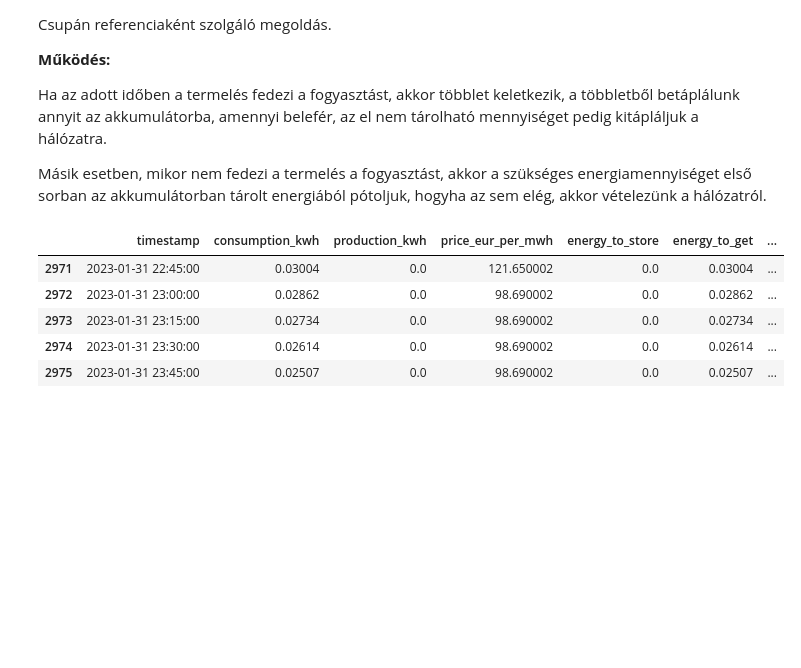
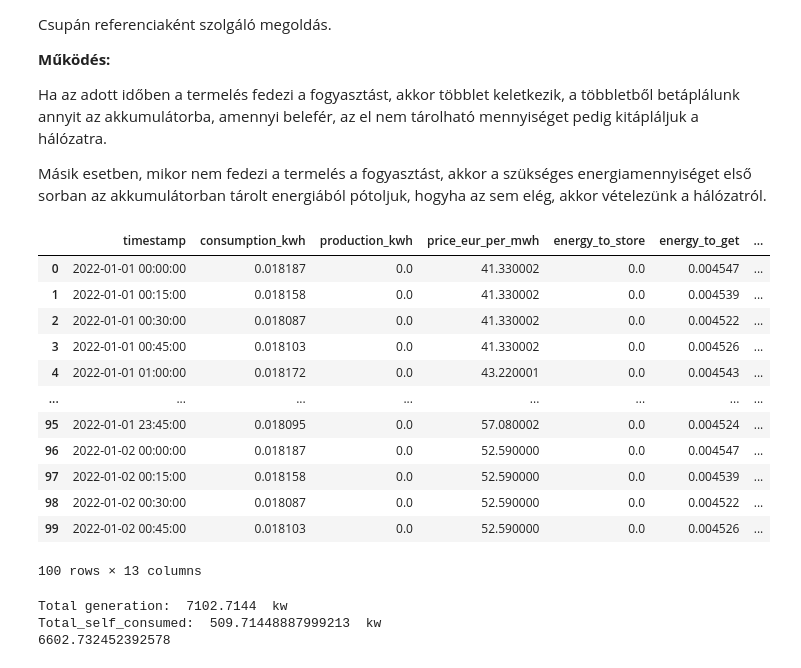
Before and after one commit to TolnaiGergo/EnergyCommunity, a Jupyter notebook: test.ipynb, the cells around one changed output. Saved outputs shown, nothing was run; the diff lists cells and outputs as text; code cells hidden in the pictures; blank space fills up the shorter version.

Commit message:
implementing simple strategy

```diff
--- a/test.ipynb
+++ b/test.ipynb
@@ -77,7 +77,7 @@ only showing top 20 rows
 spark.conf.set("spark.sql.session.timeZone", "UTC")
 production_final = production.withColumn("timestamp",to_timestamp(col("time"),"dd.MM.yyyy HH:mm"))\
                         .withColumn("profile_id", lit(1567917))\
-                        .withColumn("production_(W)", col("production_(W)")*0.004)\
+                        .withColumn("production_(W)", col("production_(W)")*0.00025)\
                         .withColumnRenamed("production_(W)", "production_kwh")\
                         .select("profile_id","timestamp","production_kwh")
 # %%
@@ -280,0 +255,8 @@ Py4JJavaError: An error occurred while calling o227.load.
+# %%
+consumer = cons_final
+production = production_final
+price = price_final
+
+consumer.show()
+production.show()
+price.show()
@@ -293,8 +293,8 @@ from pyspark.sql.functions import *
 capacity = 10 #kwh
 
 # szűrés
-consumer   = consumer.filter(col("profile_id") == 1)
-production = production.filter(col("device_id") == 1)
+consumer   = consumer.filter(col("profile_id") == 4)
+production = production.filter(col("profile_id") == 1567917)
 
 # összekapcsolás
 process = consumer.select("timestamp","consumption_kwh").join(production.select("timestamp","production_kwh"),"timestamp","inner")\
@@ -338,8 +342,8 @@ Másik esetben, mikor nem fedezi a termelés a fogyasztást, akkor a szükséges
 import numpy as np
 # energia többlet és igény kiszámítása a termelés és fogyasztás különbségéből,
 # valamint töltöttséget követő oszlopok bevezetése a negyedóra elejére és végére, alapértelmezett értékadás.
-basic_p = process.assign(energy_to_store = lambda x: np.where(x['production_kwh'] - x['consumption_kwh'] > 0, x['production_kwh'] - x['consumption_kwh'], 0),
-                       energy_to_get   = lambda x: np.where(x['consumption_kwh'] - x['production_kwh'] > 0, x['consumption_kwh'] - x['production_kwh'], 0),
+basic_p = process.assign(energy_to_store = lambda x: np.where(x['production_kwh'] - x['consumption_kwh'] > 0, (x['production_kwh'] - x['consumption_kwh'])*0.25, 0),
+                       energy_to_get   = lambda x: np.where(x['consumption_kwh'] - x['production_kwh'] > 0, (x['consumption_kwh'] - x['production_kwh'])*0.25, 0),
                        battery_charge_start = float(0.00000),
                        battery_charge_end   = float(0.00000))
 basic_p.head()
@@ -369,37 +373,54 @@ else:
         if temp > 0:
             basic_p.at[0,'battery_charge_end'] = temp
         else:
             basic_p.at[0,'battery_charge_end'] = 0
 
 for i in range(1,int(basic_p.size/8)):
     basic_p.at[i,'battery_charge_start'] = basic_p.at[i-1,'battery_charge_end']
     if basic_p.at[i,'energy_to_store'] > 0:
         temp = basic_p.at[i,'battery_charge_start'] + basic_p.at[i,'energy_to_store']
         if temp <= capacity:
             basic_p.at[i,'battery_charge_end'] = temp
         else:
             basic_p.at[i,'battery_charge_end'] = capacity
     else:
         temp = basic_p.at[i,'battery_charge_start'] - basic_p.at[i,'energy_to_get']
         if temp > 0:
             basic_p.at[i,'battery_charge_end'] = temp
         else:
             basic_p.at[i,'battery_charge_end'] = 0
 #basic_p.tail(10)
 
 #az előző adatok alapján megállapítani, hogy mennyit fogyasztunk saját, illetve hálózati energiából,
 # valamint mennyi energiát táplálunk be saját akkumulátorunkba, vagy a hálózatba.
 basic_p = basic_p.assign(taking_from_battery = lambda x: np.where(x['battery_charge_start'] - x['battery_charge_end'] > 0, x['battery_charge_start'] - x['battery_charge_end'], 0),
                        feeding_battery   = lambda x: np.where(x['battery_charge_end'] - x['battery_charge_start'] > 0, x['battery_charge_end'] - x['battery_charge_start'], 0),
                        taking_from_grid  = lambda x: x['energy_to_get']-x['taking_from_battery'],
                        feeding_grid      = lambda x: x['energy_to_store']-x['feeding_battery'],
-                       price             = lambda x: (x['taking_from_grid']*x['price_eur_per_mwh']-x['feeding_grid']*x['price_eur_per_mwh'])*0.001) # mwh-->kwh konverzió
+                       price             = lambda x: (x['taking_from_grid']*x['price_eur_per_mwh']-x['feeding_grid']*x['price_eur_per_mwh'])*0.00025)
 
-basic_p.tail()
+basic_p.head(100)
 # %% [output]
 |  | timestamp | consumption_kwh | production_kwh | price_eur_per_mwh | energy_to_store | energy_to_get | ... |
-| 2971 | 2023-01-31 22:45:00 | 0.03004 | 0.0 | 121.650002 | 0.0 | 0.03004 | ... |
-| 2972 | 2023-01-31 23:00:00 | 0.02862 | 0.0 | 98.690002 | 0.0 | 0.02862 | ... |
-| 2973 | 2023-01-31 23:15:00 | 0.02734 | 0.0 | 98.690002 | 0.0 | 0.02734 | ... |
-| 2974 | 2023-01-31 23:30:00 | 0.02614 | 0.0 | 98.690002 | 0.0 | 0.02614 | ... |
-| 2975 | 2023-01-31 23:45:00 | 0.02507 | 0.0 | 98.690002 | 0.0 | 0.02507 | ... |
+| 0 | 2022-01-01 00:00:00 | 0.018187 | 0.0 | 41.330002 | 0.0 | 0.004547 | ... |
+| 1 | 2022-01-01 00:15:00 | 0.018158 | 0.0 | 41.330002 | 0.0 | 0.004539 | ... |
+| 2 | 2022-01-01 00:30:00 | 0.018087 | 0.0 | 41.330002 | 0.0 | 0.004522 | ... |
+| 3 | 2022-01-01 00:45:00 | 0.018103 | 0.0 | 41.330002 | 0.0 | 0.004526 | ... |
+| 4 | 2022-01-01 01:00:00 | 0.018172 | 0.0 | 43.220001 | 0.0 | 0.004543 | ... |
+| ... | ... | ... | ... | ... | ... | ... | ... |
+| 95 | 2022-01-01 23:45:00 | 0.018095 | 0.0 | 57.080002 | 0.0 | 0.004524 | ... |
+| 96 | 2022-01-02 00:00:00 | 0.018187 | 0.0 | 52.590000 | 0.0 | 0.004547 | ... |
+| 97 | 2022-01-02 00:15:00 | 0.018158 | 0.0 | 52.590000 | 0.0 | 0.004539 | ... |
+| 98 | 2022-01-02 00:30:00 | 0.018087 | 0.0 | 52.590000 | 0.0 | 0.004522 | ... |
+| 99 | 2022-01-02 00:45:00 | 0.018103 | 0.0 | 52.590000 | 0.0 | 0.004526 | ... |
+100 rows × 13 columns
+# %%
+simple_total_generation = basic_p.assign(generation = lambda x: x['production_kwh']*0.25)['generation'].sum()
+simple_total_self_consumed = basic_p.assign(self_consumed = lambda x: x['production_kwh']*0.25 -x['feeding_grid'])['self_consumed'].sum()
+print("Total generation: ",simple_total_generation, " kw")
+print("Total_self_consumed: ", simple_total_self_consumed, " kw")
+print(basic_p['production_kwh'].sum()*0.25 - basic_p['consumption_kwh'].sum()*0.25)
+# %% [output]
+Total generation:  7102.7144  kw
+Total_self_consumed:  509.71448887999213  kw
+6602.732452392578
```
Also changed, not shown: parts of 6 cells of this notebook.
